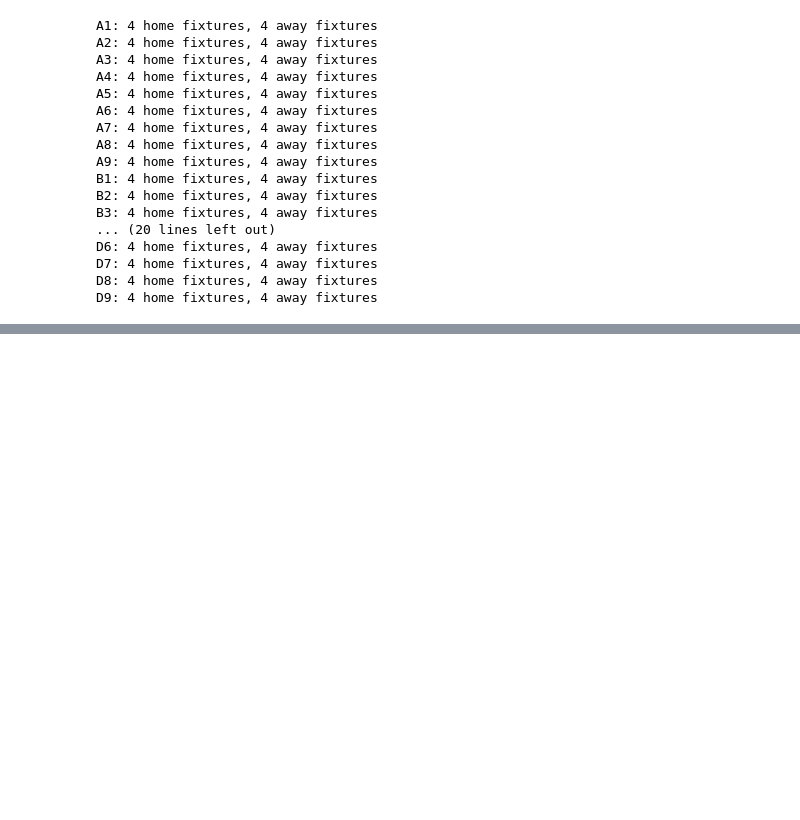
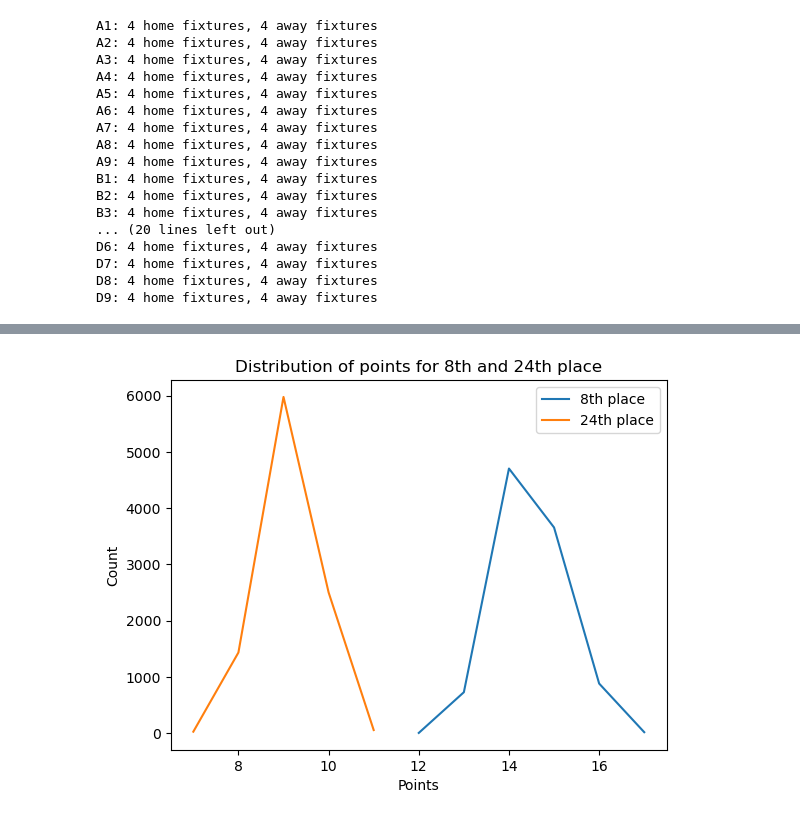
Before and after one commit to greigbingham/euro_leagues, a Jupyter notebook: euro_notebook.ipynb, the cells around one changed output, grey strips where cells are left out. Cells and saved outputs as stored; diff of their text form; code cells hidden in the pictures; blank space fills up the shorter version.

Commit message:
add distn chart

```diff
--- a/euro_notebook.ipynb
+++ b/euro_notebook.ipynb
@@ -276,0 +350,30 @@ for position, (team, points) in enumerate(league_table, start=1):
+# %%
+import matplotlib.pyplot as plt
+
+# Simulate the league and get the points distributions as before
+
+# Convert the points distributions to lists of points and counts
+points_8th, counts_8th = zip(*sorted(counter_8th.items()))
+points_24th, counts_24th = zip(*sorted(counter_24th.items()))
+
+# Create a new figure
+plt.figure()
+
+# Plot the distribution of points for 8th place
+plt.plot(points_8th, counts_8th, label='8th place')
+
+# Plot the distribution of points for 24th place
+plt.plot(points_24th, counts_24th, label='24th place')
+
+# Add a legend
+plt.legend()
+
+# Add labels and a title
+plt.xlabel('Points')
+plt.ylabel('Count')
+plt.title('Distribution of points for 8th and 24th place')
+
+# Display the plot
+plt.show()
+# %% [output]
+[figure, added]
```
Also changed, not shown: parts of 5 cells of this notebook.
